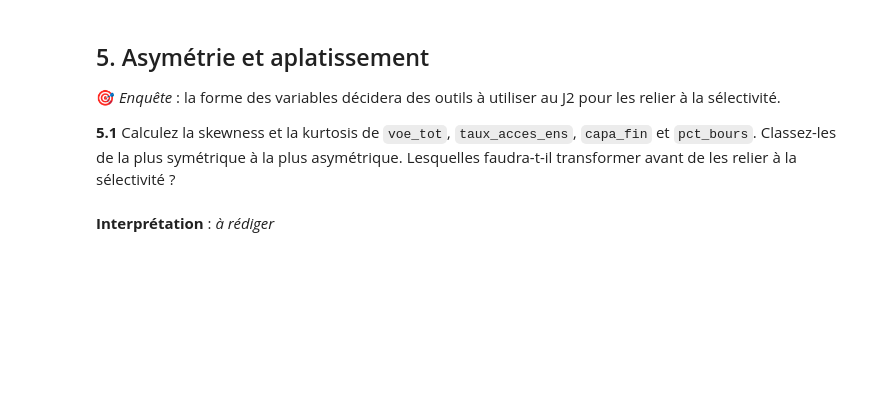
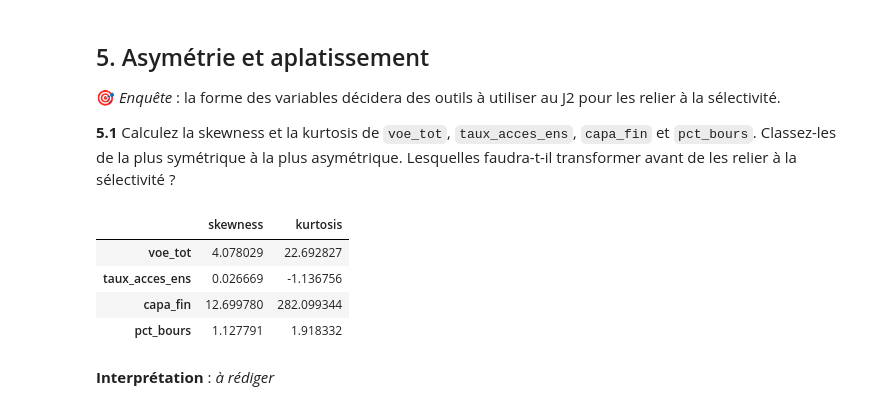
Before and after one commit to Ueihta/tp_EA_MG, a Jupyter notebook: TP_Parcoursup.ipynb, the cells around one changed output. Drawn from its saved outputs; the diff is of its cells as text; code cells hidden in the pictures; blank space fills up the shorter version.

```diff
--- a/TP_Parcoursup.ipynb
+++ b/TP_Parcoursup.ipynb
@@ -369,6 +369,24 @@ from scipy import stats
 🎯 *Enquête* : la forme des variables décidera des outils à utiliser au J2 pour les relier à la sélectivité.
 
 **5.1** Calculez la skewness et la kurtosis de `voe_tot`, `taux_acces_ens`, `capa_fin` et `pct_bours`. Classez-les de la plus symétrique à la plus asymétrique. Lesquelles faudra-t-il transformer avant de les relier à la sélectivité ?
+# %%
+var = ["voe_tot", "taux_acces_ens", "capa_fin", "pct_bours"]
+
+objectif = pd.DataFrame({
+    "skewness": df[var].skew(),
+    "kurtosis": df[var].kurt()
+})
+
+objectif
+
+# Classement: taux_acces_ens  < pct_bours  < voe_tot  < capa_fin
+# capa_fin doit etre transformer pour etre plus lisible comme vu avec les boites moustache
+# %% [output]
+|  | skewness | kurtosis |
+| voe_tot | 4.078029 | 22.692827 |
+| taux_acces_ens | 0.026669 | -1.136756 |
+| capa_fin | 12.699780 | 282.099344 |
+| pct_bours | 1.127791 | 1.918332 |
 # %% [markdown]
 **Interprétation** : _à rédiger_
 # %% [markdown]
```
